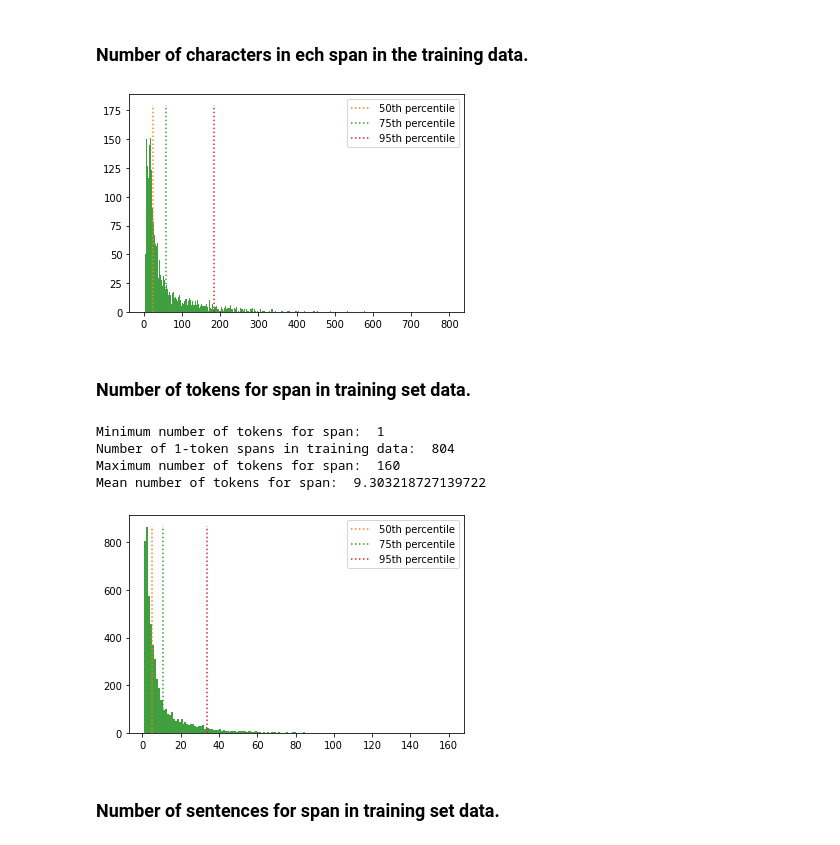
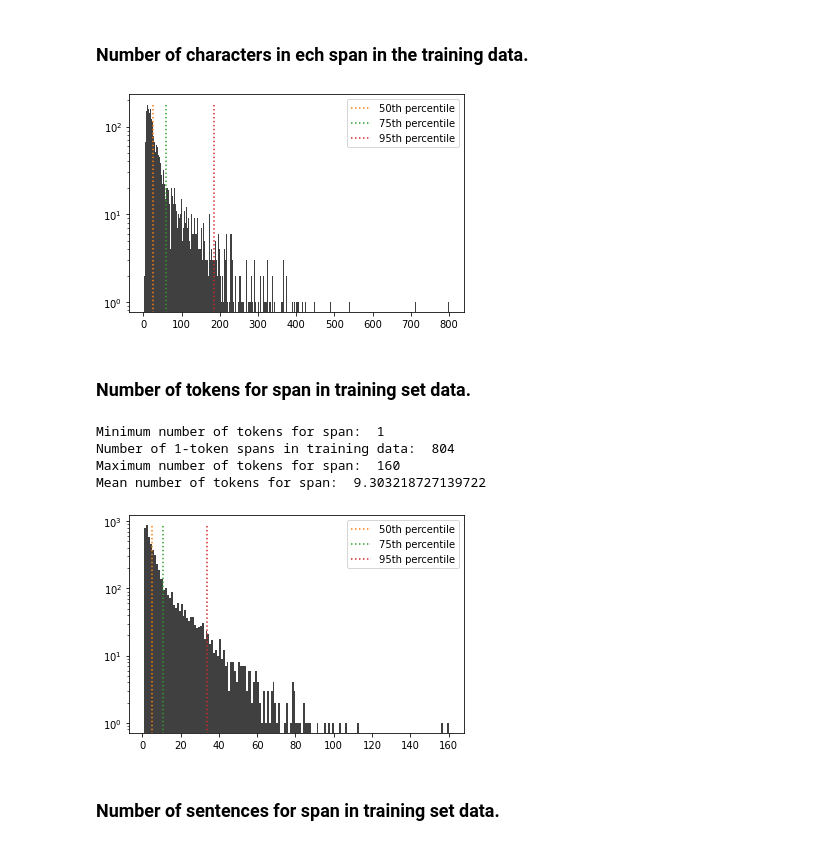
Before and after one commit to andreakiro/nlpropaganda, a Jupyter notebook: data-exploration/exploration.ipynb, the cells around one changed output. Saved outputs shown, nothing was run; the diff lists cells and outputs as text; code cells hidden in the pictures.

Commit message:
New lo graphs

```diff
--- a/data-exploration/exploration.ipynb
+++ b/data-exploration/exploration.ipynb
@@ -12,20 +12,19 @@ from allennlp.data.tokenizers import SpacyTokenizer
 # %% [markdown]
 Explore the distribution of propaganda span lengths over the entire training set.
 # %%
-def plot_hist(data, bins, max_y, file_name=None):
+def plot_hist(data, bins, max_y=0, show_percentiles=False):
 
-    plt.hist(data, bins = bins, density=False, facecolor='g', alpha=0.75)
+    plt.hist(data, bins = bins, density=False, facecolor='k', alpha=0.65, log=True)
 
-    lens = np.array(data)
-    quant_50, quant_75, quant_95 =  np.quantile(data, 0.5), np.quantile(data, 0.75), np.quantile(data, 0.95)
+    if show_percentiles:
+        lens = np.array(data)
+        quant_50, quant_75, quant_95 =  np.quantile(data, 0.5), np.quantile(data, 0.75), np.quantile(data, 0.95)
 
-    quants = [quant_50, quant_75, quant_95]
-    labels = ["50th percentile", "75th percentile", "95th percentile"]
-    for i in range(len(quants)):
-        plt.plot([quants[i]]*2, [0,max_y], linestyle = ":", label=labels[i], )
-    plt.legend(loc="upper right")
-    if file_name:
-        plt.savefig(file_name)
+        quants = [quant_50, quant_75, quant_95]
+        labels = ["50th percentile", "75th percentile", "95th percentile"]
+        for i in range(len(quants)):
+            plt.plot([quants[i]]*2, [0,max_y], linestyle = ":", label=labels[i], )
+        plt.legend(loc="upper right")
 # %%
 lens = list()
 sentences = dict()
@@ -86,22 +85,23 @@ for id, article in sentences.items():
 # %%
 plot_hist(lens, max(lens)-min(lens),  max_y = 180, file_name='graphs/character_distribution.pdf')
 # %% [output]
-[figure, old version]
+[figure, new version]
 # %% [markdown]
 ### Number of tokens for span in training set data.
 # %%
 print("Minimum number of tokens for span: ", min(span_token_lens))
 unique, count = np.unique(span_token_lens, return_counts=True)
 print("Number of 1-token spans in training data: ", count[0])
 print("Maximum number of tokens for span: ", max(span_token_lens))
 print("Mean number of tokens for span: ", np.mean(span_token_lens))
-plot_hist(span_token_lens, max(span_token_lens)-min(span_token_lens), max_y = 870, file_name='graphs/tokens_span.pdf')
+plot_hist(span_token_lens, max(span_token_lens)-min(span_token_lens), max_y = 870, show_percentiles=True)
+plt.savefig('graphs/tokens_span.pdf')
 # %% [output]
 Minimum number of tokens for span:  1
 Number of 1-token spans in training data:  804
 Maximum number of tokens for span:  160
 Mean number of tokens for span:  9.303218727139722
-[figure, old version]
+[figure, new version]
 # %% [markdown]
 ### Number of sentences for span in training set data.
 # %%
```
Also changed, not shown: parts of 1 cell of this notebook, 4 other files.
